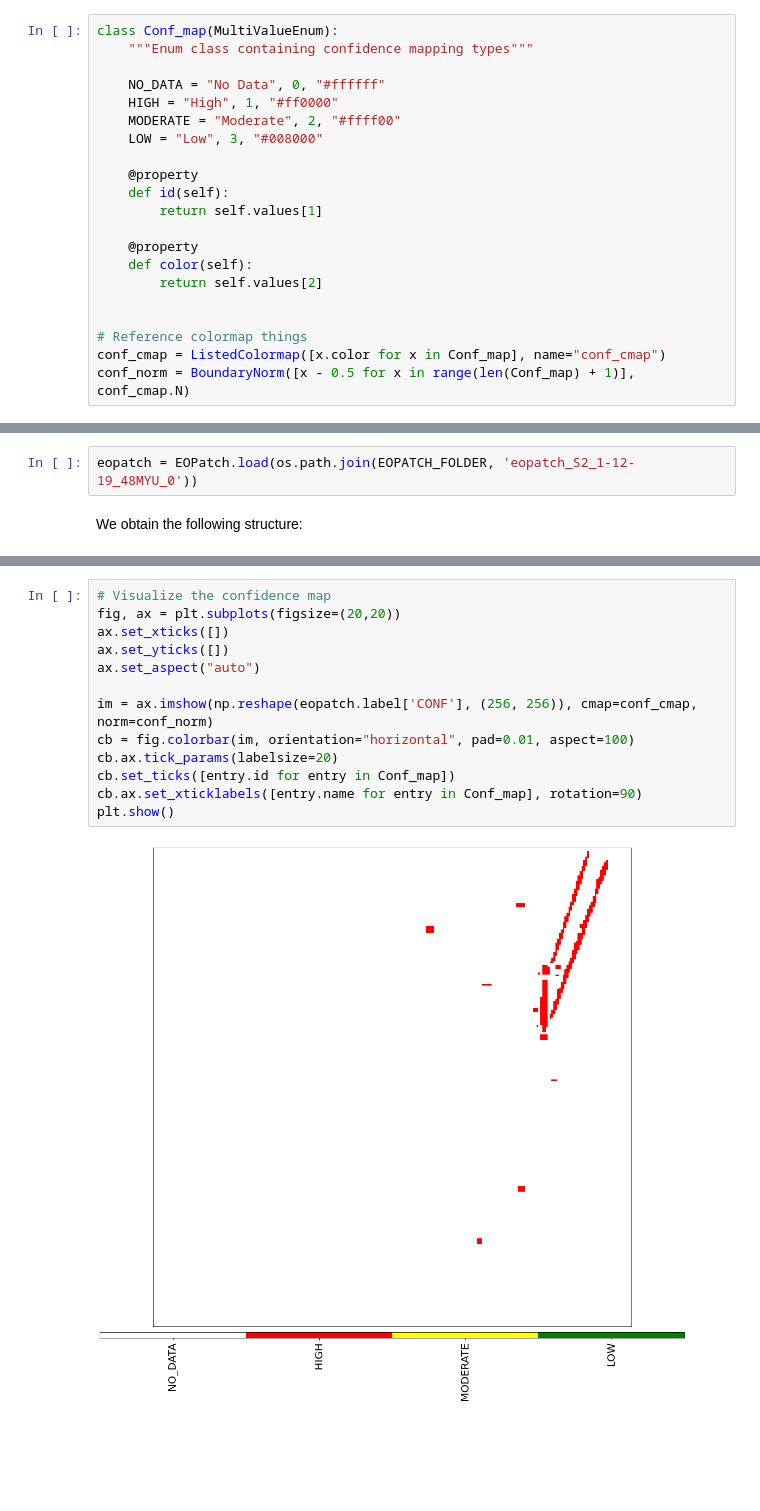
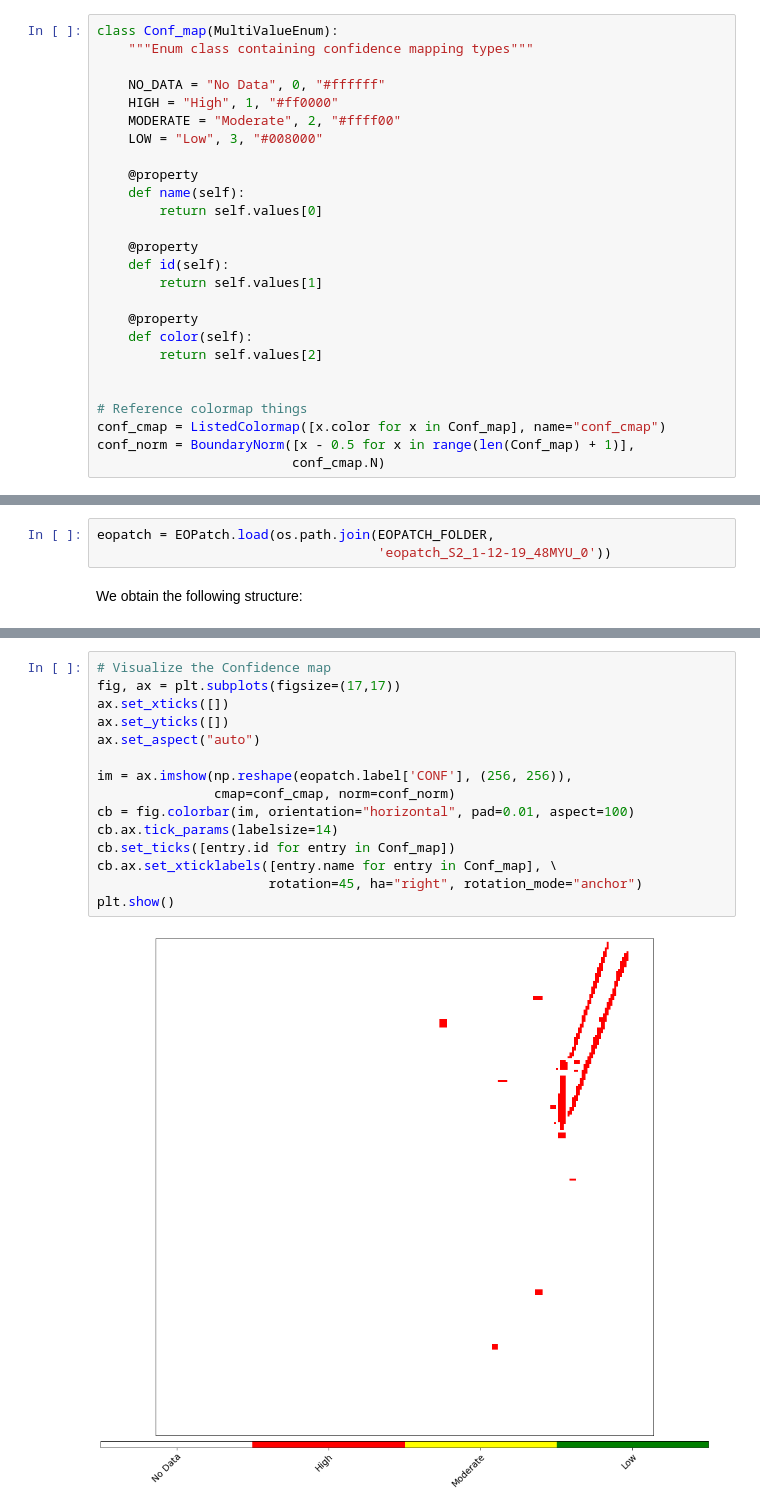
Before and after one commit to rolench/Magnanelli-MarineDebrisClassification-project, a Jupyter notebook: marineDebrisClassification/Marine_debris_classification.ipynb, the cells around one changed output, grey strips where cells are left out. Saved outputs shown, nothing was run; the diff lists cells and outputs as text; blank space fills up the shorter version.

```diff
--- a/marineDebrisClassification/Marine_debris_classification.ipynb
+++ b/marineDebrisClassification/Marine_debris_classification.ipynb
@@ -278,6 +403,10 @@ class Conf_map(MultiValueEnum):
     HIGH = "High", 1, "#ff0000"
     MODERATE = "Moderate", 2, "#ffff00"
     LOW = "Low", 3, "#008000"
+
+    @property
+    def name(self):
+        return self.values[0]
 
     @property
     def id(self):
@@ -290,7 +419,8 @@ class Conf_map(MultiValueEnum):
 
 # Reference colormap things
 conf_cmap = ListedColormap([x.color for x in Conf_map], name="conf_cmap")
-conf_norm = BoundaryNorm([x - 0.5 for x in range(len(Conf_map) + 1)], conf_cmap.N)
+conf_norm = BoundaryNorm([x - 0.5 for x in range(len(Conf_map) + 1)],
+                         conf_cmap.N)
 # %% [markdown]
 ### Define the workflow
 # %% [markdown]
@@ -360,5 +494,6 @@ Let's load a single EOPatch and look at the structure. By executing
 # %%
-eopatch = EOPatch.load(os.path.join(EOPATCH_FOLDER, 'eopatch_S2_1-12-19_48MYU_0'))
+eopatch = EOPatch.load(os.path.join(EOPATCH_FOLDER,
+                                    'eopatch_S2_1-12-19_48MYU_0'))
 # %% [markdown]
 We obtain the following structure:
 # %%
@@ -410,15 +551,17 @@ plt.show()
 # %%
-# Visualize the confidence map
-fig, ax = plt.subplots(figsize=(20,20))
+# Visualize the Confidence map
+fig, ax = plt.subplots(figsize=(17,17))
 ax.set_xticks([])
 ax.set_yticks([])
 ax.set_aspect("auto")
 
-im = ax.imshow(np.reshape(eopatch.label['CONF'], (256, 256)), cmap=conf_cmap, norm=conf_norm)
+im = ax.imshow(np.reshape(eopatch.label['CONF'], (256, 256)),
+               cmap=conf_cmap, norm=conf_norm)
 cb = fig.colorbar(im, orientation="horizontal", pad=0.01, aspect=100)
-cb.ax.tick_params(labelsize=20)
+cb.ax.tick_params(labelsize=14)
 cb.set_ticks([entry.id for entry in Conf_map])
-cb.ax.set_xticklabels([entry.name for entry in Conf_map], rotation=90)
+cb.ax.set_xticklabels([entry.name for entry in Conf_map], \
+                      rotation=45, ha="right", rotation_mode="anchor")
 plt.show()
 # %% [output]
-[figure, old version]
+[figure, new version]
```
Also changed, not shown: parts of 136 cells of this notebook.
